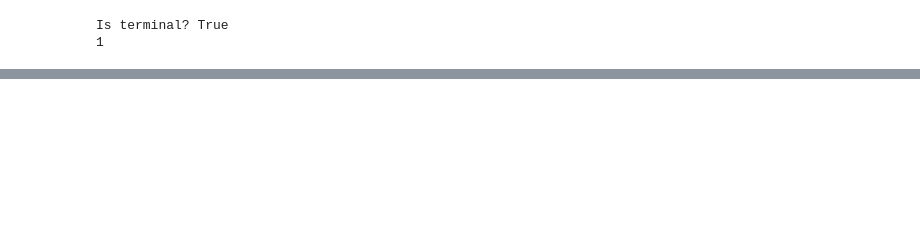
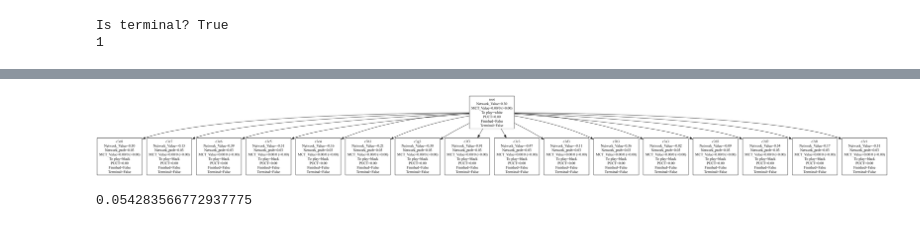
Before and after one commit to EAndrade-Lotero/ChessFinalistMCTS, a Jupyter notebook: notebooks/test_alpha_zero_train.ipynb, the cells around one changed output, grey strips where cells are left out. Saved outputs shown, nothing was run; the diff lists cells and outputs as text; code cells hidden in the pictures; blank space fills up the shorter version.

```diff
--- a/notebooks/test_alpha_zero_train.ipynb
+++ b/notebooks/test_alpha_zero_train.ipynb
@@ -116,0 +141,6 @@ TypeError: KRK.announce_result() missing 1 required positional argument: 'board'
+# %%
+self_play.reset_game(start_position=2)
+self_play.game.render(self_play.tree.root.state)
+png_data = self_play.tree.to_pydot().create_png()
+display(Image(png_data))
+# %% [output]
@@ -116,0 +148,5 @@ TypeError: KRK.announce_result() missing 1 required positional argument: 'board'
+[figure, added]
+# %%
+self_play.tree.get_v(self_play.tree.root)
+# %% [output]
+0.054283566772937775
```
Also changed, not shown: parts of 10 cells of this notebook, 3 other files.
